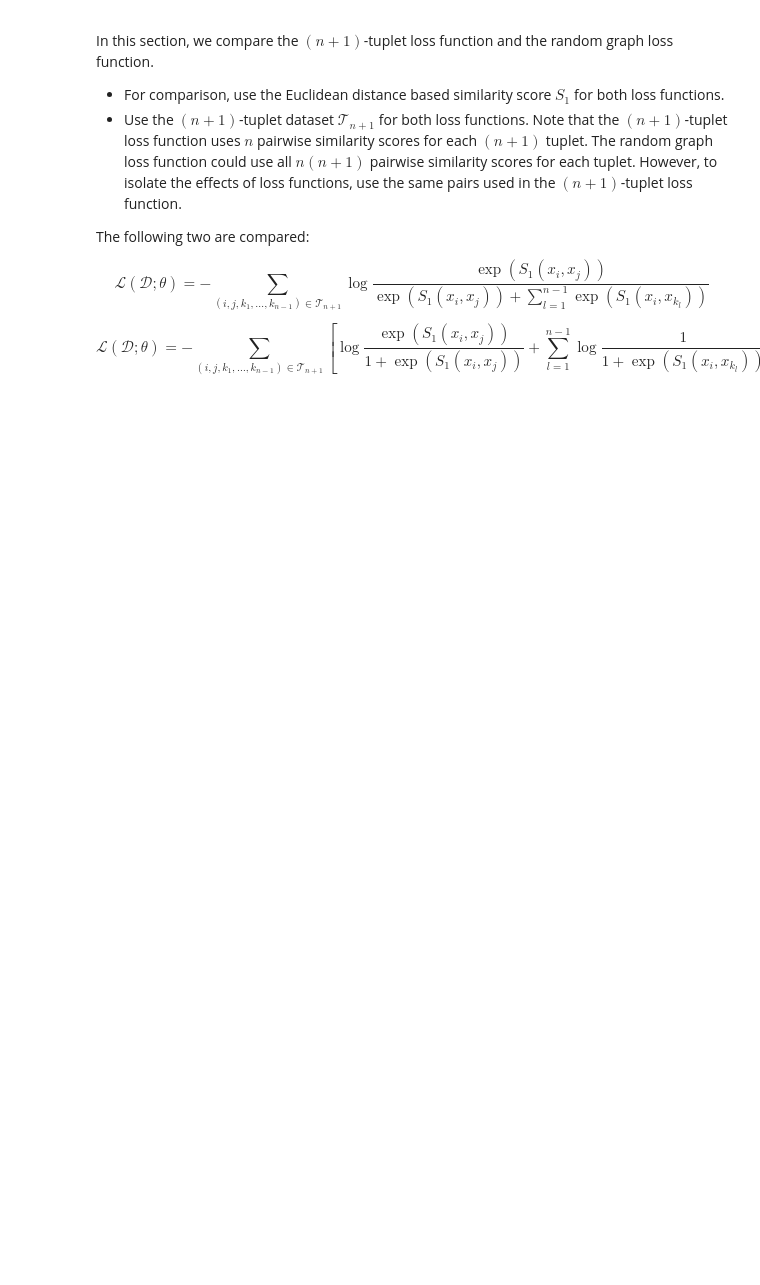
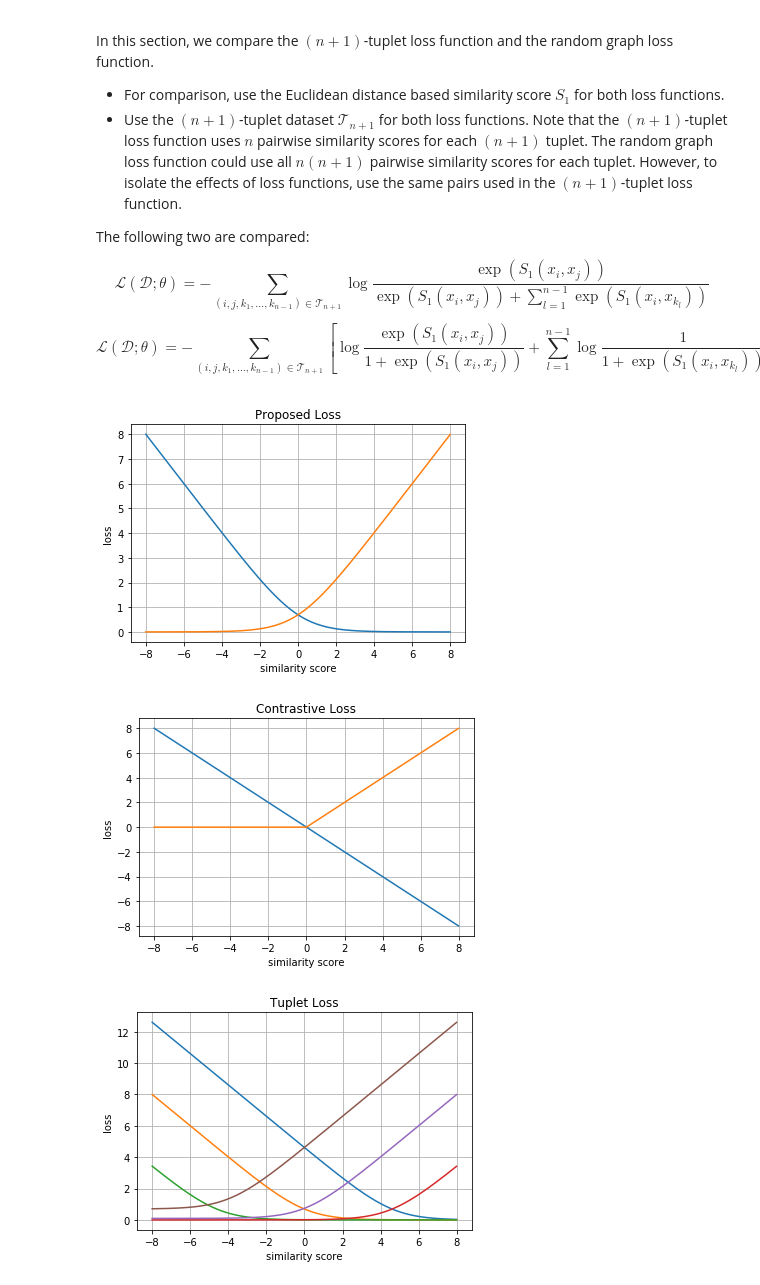
Before and after one commit to hominot/metric_learning, a Jupyter notebook: notebooks/analysis.ipynb, the cells around one changed output. Cells and saved outputs as stored; diff of their text form; code cells hidden in the pictures; blank space fills up the shorter version.

Commit message:
loss function plots

```diff
--- a/notebooks/analysis.ipynb
+++ b/notebooks/analysis.ipynb
@@ -78,3 +78,63 @@ $$
 $$
 \mathcal{L}(\mathcal{D}; \theta) = -\sum_{(i,j,k_1,\dots,k_{n−1} ) \in \mathcal{T}_{n+1}} \left[ \log \frac{\exp\left(S_1(x_i, x_j)\right)}{1+ \exp\left(S_1(x_i, x_j)\right)} + \sum_{l=1}^{n-1} \log \frac{1}{1 + \exp(S_1(x_i, x_{k_l}))} \right]
 $$
+# %%
+import matplotlib
+import matplotlib.pyplot as plt
+import numpy as np
+
+t = np.arange(-8.0, 8.0, 0.01)
+p = -np.log( np.exp(t) / (1 + np.exp(t)))
+n = -np.log( 1 / (1 + np.exp(t)))
+
+fig, ax = plt.subplots()
+ax.plot(t, p)
+ax.plot(t, n)
+
+ax.set(xlabel='similarity score', ylabel='loss',
+       title='Proposed Loss')
+ax.grid()
+
+#fig.savefig("proposed_loss.png")
+
+t = np.arange(-8.0, 8.0, 0.01)
+p = -t
+n = np.maximum(0, t)
+
+fig, ax = plt.subplots()
+ax.plot(t, p)
+ax.plot(t, n)
+
+ax.set(xlabel='similarity score', ylabel='loss',
+       title='Contrastive Loss')
+ax.grid()
+
+#fig.savefig("contrastive_loss.png")
+
+t = np.arange(-8.0, 8.0, 0.01)
+p1 = -np.log( np.exp(t) / (100 + np.exp(t)))
+p2 = -np.log( np.exp(t) / (1 + np.exp(t)))
+p3 = -np.log( np.exp(t) / (0.01 + np.exp(t)))
+n1 = -np.log( 100 / (100 + np.exp(t)))
+n2 = -np.log( 1 / (1.1 + np.exp(t)))
+n3 = -np.log( 0.01 / (0.02 + np.exp(t)))
+
+fig, ax = plt.subplots()
+ax.plot(t, p1)
+ax.plot(t, p2)
+ax.plot(t, p3)
+ax.plot(t, n1)
+ax.plot(t, n2)
+ax.plot(t, n3)
+
+ax.set(xlabel='similarity score', ylabel='loss',
+       title='Tuplet Loss')
+ax.grid()
+
+#fig.savefig("tuplet_loss.png")
+
+plt.show()
+# %% [output]
+[figure, added]
+[figure, added]
+[figure, added]
```
